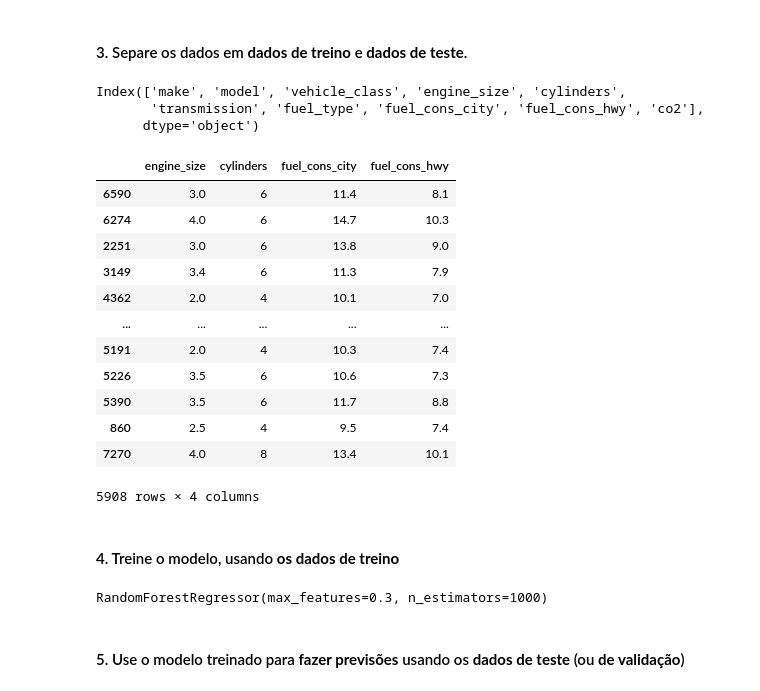
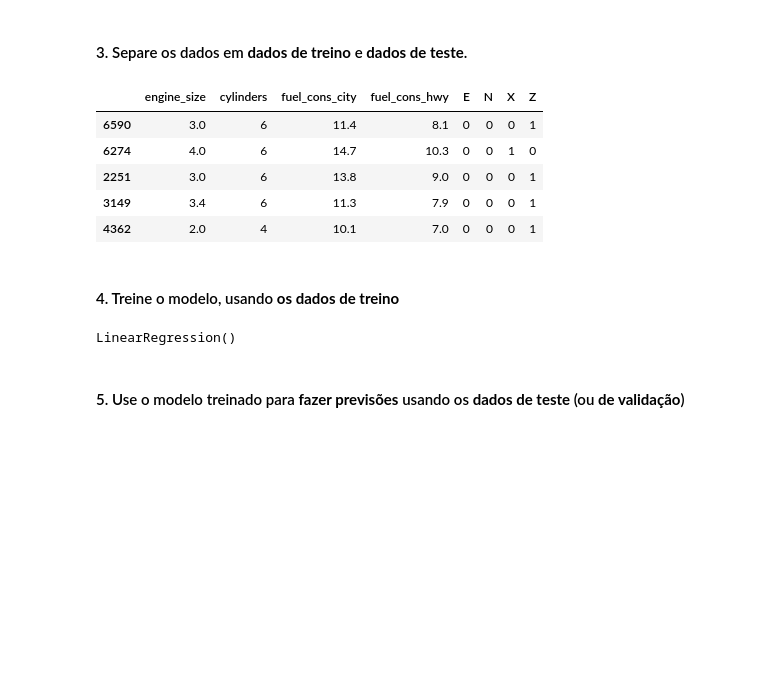
Before and after one commit to castroavila/projeto_estatistica_ii, a Jupyter notebook: Começando a pensar no projeto.ipynb, the cells around one changed output. Saved outputs shown, nothing was run; the diff lists cells and outputs as text; code cells hidden in the pictures; blank space fills up the shorter version.

Commit message:
organização dos modelos

```diff
--- a/Começando a pensar no projeto.ipynb
+++ b/Começando a pensar no projeto.ipynb
@@ -255,9 +276,3 @@ random_forest = RandomForestRegressor(n_estimators=1000, max_features=0.3)
 # %% [markdown]
 #### 3. Separe os dados em **dados de treino** e **dados de teste**.
-# %%
-data.columns
-# %% [output]
-Index(['make', 'model', 'vehicle_class', 'engine_size', 'cylinders',
-       'transmission', 'fuel_type', 'fuel_cons_city', 'fuel_cons_hwy', 'co2'],
-      dtype='object')
 # %%
@@ -269,27 +282,21 @@ X_train, X_test, y_train, y_test = train_test_split(
     X, y, test_size=0.2, random_state=42
 )
 # %%
-X_train
+X_train.head()
 # %% [output]
-|  | engine_size | cylinders | fuel_cons_city | fuel_cons_hwy |
-| 6590 | 3.0 | 6 | 11.4 | 8.1 |
-| 6274 | 4.0 | 6 | 14.7 | 10.3 |
-| 2251 | 3.0 | 6 | 13.8 | 9.0 |
-| 3149 | 3.4 | 6 | 11.3 | 7.9 |
-| 4362 | 2.0 | 4 | 10.1 | 7.0 |
-| ... | ... | ... | ... | ... |
-| 5191 | 2.0 | 4 | 10.3 | 7.4 |
-| 5226 | 3.5 | 6 | 10.6 | 7.3 |
-| 5390 | 3.5 | 6 | 11.7 | 8.8 |
-| 860 | 2.5 | 4 | 9.5 | 7.4 |
-| 7270 | 4.0 | 8 | 13.4 | 10.1 |
+|  | engine_size | cylinders | fuel_cons_city | fuel_cons_hwy | E | N | X | Z |
+| 6590 | 3.0 | 6 | 11.4 | 8.1 | 0 | 0 | 0 | 1 |
+| 6274 | 4.0 | 6 | 14.7 | 10.3 | 0 | 0 | 1 | 0 |
+| 2251 | 3.0 | 6 | 13.8 | 9.0 | 0 | 0 | 0 | 1 |
+| 3149 | 3.4 | 6 | 11.3 | 7.9 | 0 | 0 | 0 | 1 |
+| 4362 | 2.0 | 4 | 10.1 | 7.0 | 0 | 0 | 0 | 1 |
-5908 rows × 4 columns
 # %% [markdown]
 #### 4. Treine o modelo, usando **os dados de treino**
 # %%
 random_forest.fit(X_train, y_train)
+lin_reg.fit(X_train, y_train)
 # %% [output]
-RandomForestRegressor(max_features=0.3, n_estimators=1000)
+LinearRegression()
 # %% [markdown]
 #### 5. Use o modelo treinado para **fazer previsões** usando os **dados de teste** (ou **de validação**)
 # %%
```
Also changed, not shown: parts of 29 cells of this notebook.
